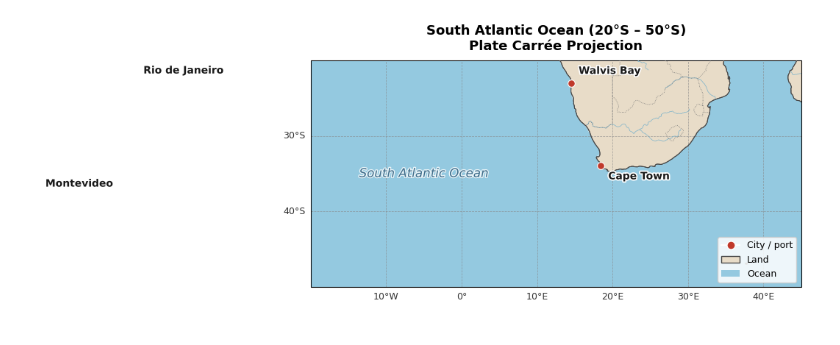
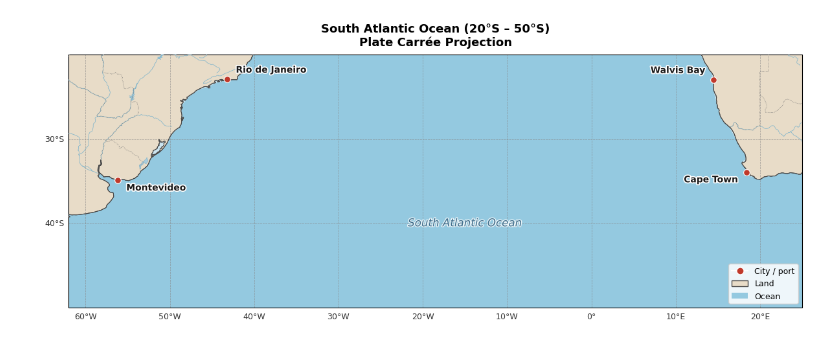
Before and after one commit to AsandaSharleneMthembu/MTHASA034_SAMOS-CORE3, a Jupyter notebook: E3/E3.ipynb, the cells around one changed output. Drawn from its saved outputs; the diff is of its cells as text; code cells hidden in the pictures.

```diff
--- a/E3/E3.ipynb
+++ b/E3/E3.ipynb
@@ -158,12 +157,12 @@ cities = {
     'Montevideo':     (-56.165, -34.901),
 }
 
-# offsets chosen per city to keep labels off the coastline
+# label offsets (degrees) and alignment, chosen so labels sit in the ocean
 city_offsets = {
-    'Walvis Bay':     ( 1.0,  1.2),
-    'Cape Town':      ( 1.0, -1.8),
-    'Rio de Janeiro': ( 1.0,  1.2),
-    'Montevideo':     ( 1.0, -1.8),
+    'Walvis Bay':     (-1.0,  0.8, 'right'),
+    'Cape Town':      (-1.0, -1.2, 'right'),
+    'Rio de Janeiro': ( 1.0,  0.8, 'left'),
+    'Montevideo':     ( 1.0, -1.2, 'left'),
 }
 # %%
 fig2, ax2 = plt.subplots(
@@ -171,10 +170,10 @@ fig2, ax2 = plt.subplots(
     subplot_kw={'projection': ccrs.PlateCarree()}
 )
 
-ax2.set_extent([-20, 45, -50, -20], crs=ccrs.PlateCarree())
+ax2.set_extent([-62, 25, -50, -20], crs=ccrs.PlateCarree())
 ax2.set_facecolor(OCEAN_COLOR)
 
-# darker ocean base gives a subtle depth contrast without needing a bathymetry file
+# ocean base layer
 ax2.add_feature(
     cfeature.NaturalEarthFeature('physical', 'ocean', '110m',
                                  facecolor='#94c9e0', edgecolor='none'),
@@ -193,7 +192,7 @@ ax2.add_feature(
                                  linewidth=0.4),
     zorder=3
 )
-# rivers help contextualise port cities — especially the Rio de la Plata
+# rivers
 ax2.add_feature(
     cfeature.NaturalEarthFeature('physical', 'rivers_lake_centerlines', '50m',
                                  facecolor='none', edgecolor='#7ab3cc',
@@ -216,7 +215,7 @@ gl2.xformatter   = LONGITUDE_FORMATTER
 gl2.yformatter   = LATITUDE_FORMATTER
 gl2.xlabel_style = {'size': TICK_SIZE, 'color': '#333333'}
 gl2.ylabel_style = {'size': TICK_SIZE, 'color': '#333333'}
-gl2.xlocator = mticker.FixedLocator(range(-20, 46, 10))
+gl2.xlocator = mticker.FixedLocator(range(-60, 26, 10))
 gl2.ylocator = mticker.FixedLocator(range(-50, -19, 10))
 
 for city, (lon, lat) in cities.items():
@@ -224,9 +223,9 @@ for city, (lon, lat) in cities.items():
              marker='o', markersize=7, color=CITY_COLOR,
              markeredgecolor='white', markeredgewidth=0.8,
              transform=ccrs.PlateCarree(), zorder=9)
-    dlon, dlat = city_offsets[city]
+    dlon, dlat, ha = city_offsets[city]
     ax2.text(
-        lon + dlon, lat + dlat, city,
+        lon + dlon, lat + dlat, city, ha=ha,
         transform=ccrs.PlateCarree(),
         fontsize=LABEL_SIZE, fontweight='bold', color='#1a1a1a',
         path_effects=[pe.withStroke(linewidth=2.5, foreground=HALO)],
@@ -234,32 +233,32 @@ for city, (lon, lat) in cities.items():
     )
 
 ax2.text(
-    -5, -35, 'South Atlantic Ocean',
+    -15, -40, 'South Atlantic Ocean',
     transform=ccrs.PlateCarree(),
     fontsize=12, style='italic', color='#1a5276',
     ha='center', va='center', alpha=0.8,
     path_effects=[pe.withStroke(linewidth=2, foreground='white')],
     zorder=7
 )
 
 ax2.set_title(
     'South Atlantic Ocean (20°S – 50°S)\nPlate Carrée Projection',
     fontsize=TITLE_SIZE, fontweight='bold', pad=10
 )
 
 ax2.legend(
     handles=[
         plt.Line2D([0], [0], marker='o', color='w',
                    markerfacecolor=CITY_COLOR, markeredgecolor='white',
                    markersize=8, label='City / port'),
         mpatches.Patch(facecolor=LAND_COLOR, edgecolor=COAST_COLOR, label='Land'),
         mpatches.Patch(facecolor='#94c9e0',  edgecolor='none',      label='Ocean'),
     ],
     loc='lower right', fontsize=TICK_SIZE, framealpha=0.85, edgecolor='#cccccc'
 )
 
 plt.tight_layout()
 plt.savefig('map2_south_atlantic.png', dpi=200, bbox_inches='tight', facecolor='white')
 plt.show()
 # %% [output]
-[figure, old version]
+[figure, new version]
```
Also changed, not shown: parts of 5 cells of this notebook, 2 other files.
